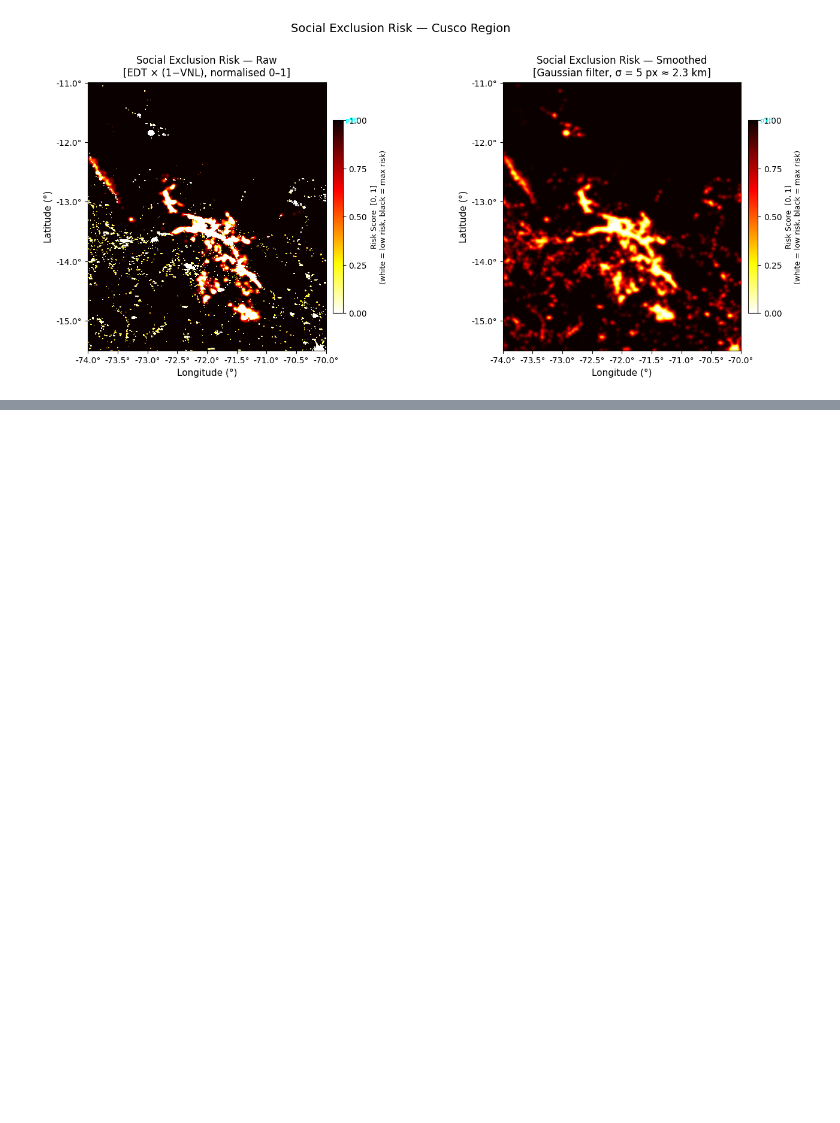
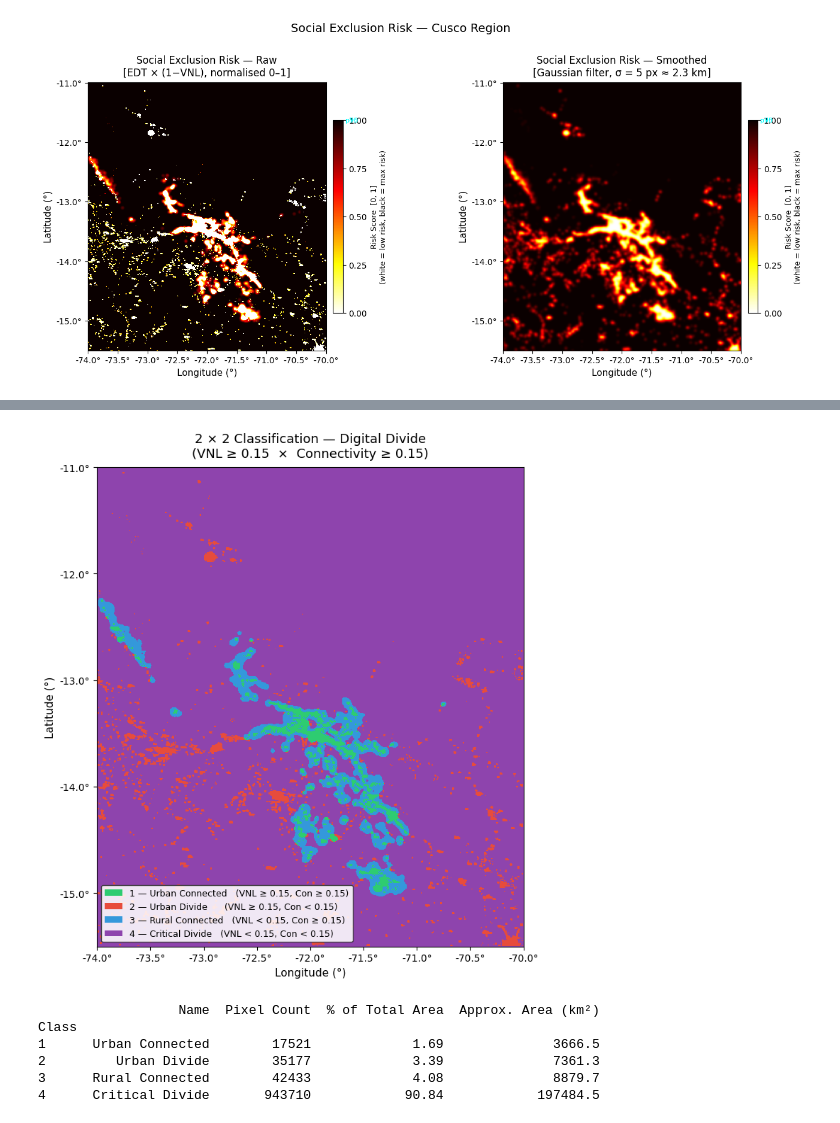
Before and after one commit to Erics-20/raster-digital-divide, a Jupyter notebook: notebooks/digital_divide_cusco.ipynb, the cells around one changed output, grey strips where cells are left out. Saved outputs shown, nothing was run; the diff lists cells and outputs as text; code cells hidden in the pictures; blank space fills up the shorter version.

Commit message:
Add territorial classification, statistical summary, and export deliverables
Add territorial classification, statistical summary, and export deliverables

```diff
--- a/digital_divide_cusco.ipynb
+++ b/notebooks/digital_divide_cusco.ipynb
@@ -15,7 +15,13 @@ import numpy as np
 import rasterio
 from pathlib import Path
 
-DATA_DIR = Path("data")
+# Resolve project root: works from project root or from notebooks/
+_cwd = Path.cwd()
+PROJECT_ROOT = _cwd.parent if _cwd.name == "notebooks" else _cwd
+DATA_DIR   = PROJECT_ROOT / "data"
+OUTPUT_DIR = PROJECT_ROOT / "output"
+OUTPUT_DIR.mkdir(exist_ok=True)
+
 FILES = {
     "VNL_cusco_2025 (Nighttime Radiance)": DATA_DIR / "VNL_cusco_2025.tif",
     "kernel_cobmovil2019_50m (Mobile Coverage KDE)": DATA_DIR / "kernel_cobmovil2019_50m.tif",
@@ -922,0 +999,59 @@ plt.show()
+# %%
+import matplotlib.pyplot as plt
+import matplotlib.patches as mpatches
+import matplotlib.ticker as mticker
+from matplotlib.colors import ListedColormap, BoundaryNorm
+
+# 4 colors, one per class — no background slot needed (every pixel is 1-4)
+cmap_cls = ListedColormap(["#2ECC71", "#E74C3C", "#3498DB", "#8E44AD"])
+bounds_cls = [0.5, 1.5, 2.5, 3.5, 4.5]
+norm_cls = BoundaryNorm(bounds_cls, cmap_cls.N)
+
+with rasterio.open(vnl_path) as src:
+    b = src.bounds
+extent_geo = [b.left, b.right, b.bottom, b.top]
+
+fig, ax = plt.subplots(figsize=(9, 8))
+
+im = ax.imshow(
+    clasificacion,
+    cmap=cmap_cls,
+    norm=norm_cls,
+    extent=extent_geo,
+    origin="upper",
+    interpolation="none",
+)
+
+ax.set_title(
+    "2 × 2 Classification — Digital Divide\n"
+    "(VNL ≥ 0.15  ×  Connectivity ≥ 0.15)",
+    fontsize=13, pad=10
+)
+ax.set_xlabel("Longitude (°)", fontsize=11)
+ax.set_ylabel("Latitude (°)", fontsize=11)
+ax.xaxis.set_major_formatter(mticker.FormatStrFormatter("%.1f°"))
+ax.yaxis.set_major_formatter(mticker.FormatStrFormatter("%.1f°"))
+
+legend_handles = [
+    mpatches.Patch(facecolor="#2ECC71", label="1 — Urban Connected   (VNL ≥ 0.15, Con ≥ 0.15)"),
+    mpatches.Patch(facecolor="#E74C3C", label="2 — Urban Divide      (VNL ≥ 0.15, Con < 0.15)"),
+    mpatches.Patch(facecolor="#3498DB", label="3 — Rural Connected   (VNL < 0.15, Con ≥ 0.15)"),
+    mpatches.Patch(facecolor="#8E44AD", label="4 — Critical Divide   (VNL < 0.15, Con < 0.15)"),
+]
+ax.legend(handles=legend_handles, loc="lower left", fontsize=9,
+          framealpha=0.88, edgecolor="#333333")
+
+plt.tight_layout()
+plt.show()
+
+# Print summary below map
+print()
+print(df_clasificacion.to_string())
+# %% [output]
+[figure, added]
+                  Name  Pixel Count  % of Total Area  Approx. Area (km²)
+Class
+1      Urban Connected        17521             1.69              3666.5
+2         Urban Divide        35177             3.39              7361.3
+3      Rural Connected        42433             4.08              8879.7
+4      Critical Divide       943710            90.84            197484.5
```
Also changed, not shown: parts of 10 cells of this notebook, 1 other file.
